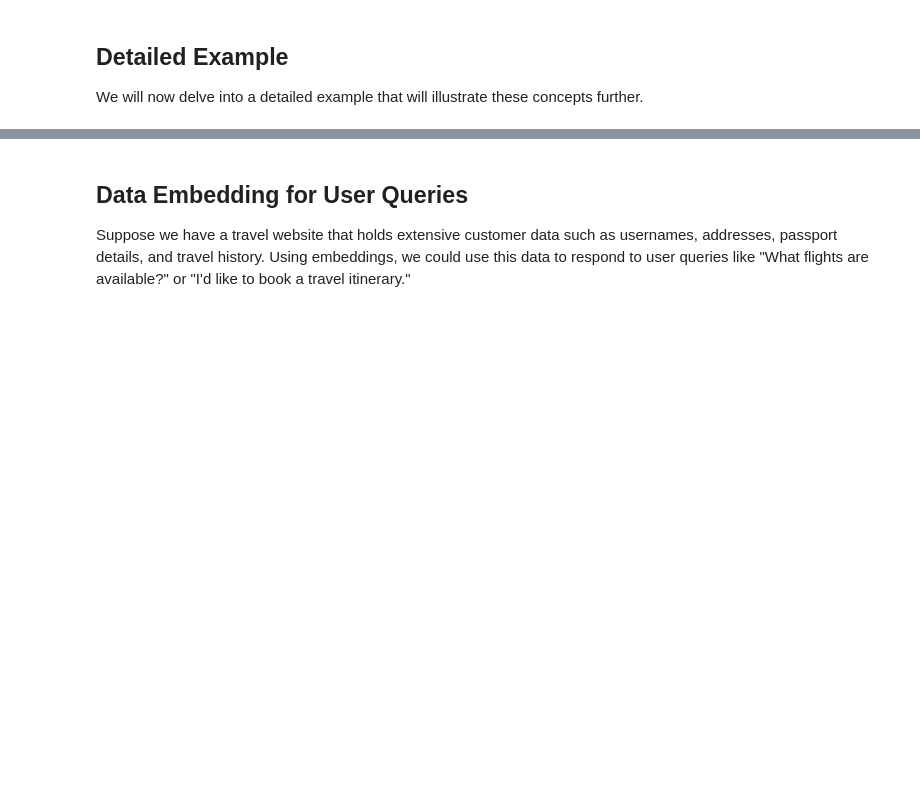
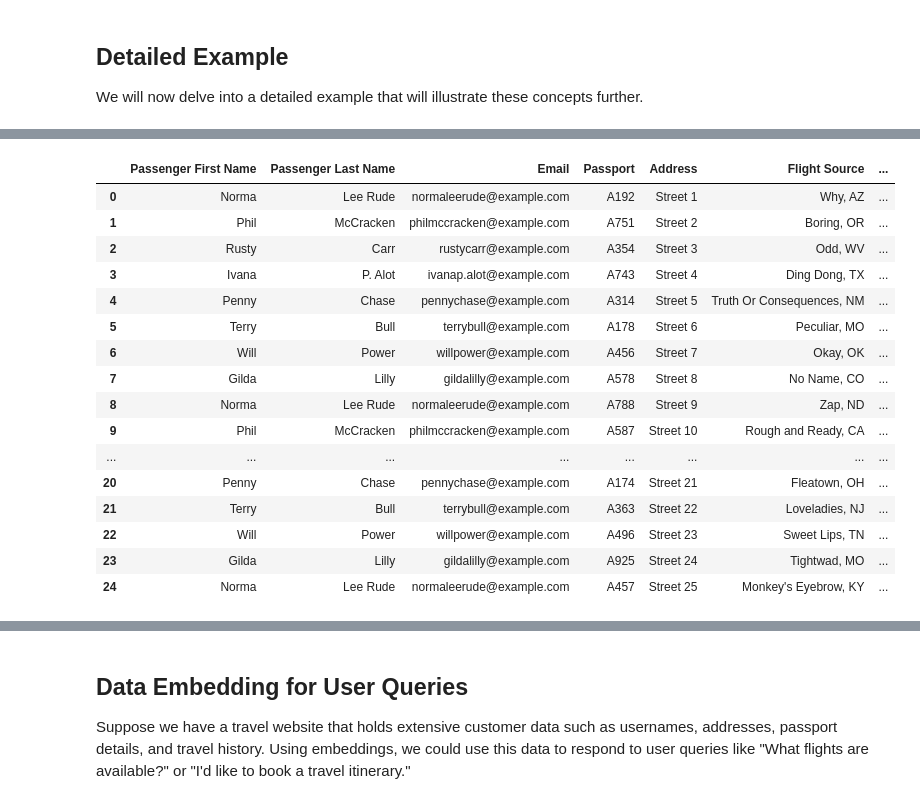
Before and after one commit to kerberosmansour/InfoSecOpenAIExamples, a Jupyter notebook: Presentation/InfoSecTalkGenAI.ipynb, the cells around one changed output, grey strips where cells are left out. Drawn from its saved outputs; the diff is of its cells as text; code cells hidden in the pictures; blank space fills up the shorter version.

```diff
--- a/Presentation/InfoSecTalkGenAI.ipynb
+++ b/Presentation/InfoSecTalkGenAI.ipynb
@@ -71,0 +405,39 @@ ModuleNotFoundError: No module named 'gensim'
+# %%
+from tqdm import tqdm
+tqdm.pandas(desc="Generating embeddings")
+
+# Function to generate embeddings using OpenAI
+def generate_embeddings(input_data, model="text-embedding-ada-002", max_tokens=8191):
+    # Convert the record or string to text
+    if isinstance(input_data, str):
+        text = input_data
+    else:  # it's assumed to be a pandas Series/DataFrame
+        text = " ".join(str(value) for value in input_data.values)
+
+    # Truncate the text to max_tokens
+    truncated_text = text[:max_tokens]
+
+    # Generate the embedding and return it
+    return openai.Embedding.create(input=[truncated_text], model=model)['data'][0]['embedding']
+
+# Generate embeddings for the records and add them to a new 'ada_v2_embedding' column
+records_df['ada_v2_embedding'] = records_df.progress_apply(generate_embeddings, axis=1, model='text-embedding-ada-002')
+records_df
+# %% [output]
+|  | Passenger First Name | Passenger Last Name | Email | Passport | Address | Flight Source | ... |
+| 0 | Norma | Lee Rude | normaleerude@example.com | A192 | Street 1 | Why, AZ | ... |
+| 1 | Phil | McCracken | philmccracken@example.com | A751 | Street 2 | Boring, OR | ... |
+| 2 | Rusty | Carr | rustycarr@example.com | A354 | Street 3 | Odd, WV | ... |
+| 3 | Ivana | P. Alot | ivanap.alot@example.com | A743 | Street 4 | Ding Dong, TX | ... |
+| 4 | Penny | Chase | pennychase@example.com | A314 | Street 5 | Truth Or Consequences, NM | ... |
+| 5 | Terry | Bull | terrybull@example.com | A178 | Street 6 | Peculiar, MO | ... |
+| 6 | Will | Power | willpower@example.com | A456 | Street 7 | Okay, OK | ... |
+| 7 | Gilda | Lilly | gildalilly@example.com | A578 | Street 8 | No Name, CO | ... |
+| 8 | Norma | Lee Rude | normaleerude@example.com | A788 | Street 9 | Zap, ND | ... |
+| 9 | Phil | McCracken | philmccracken@example.com | A587 | Street 10 | Rough and Ready, CA | ... |
+| ... | ... | ... | ... | ... | ... | ... | ... |
+| 20 | Penny | Chase | pennychase@example.com | A174 | Street 21 | Fleatown, OH | ... |
+| 21 | Terry | Bull | terrybull@example.com | A363 | Street 22 | Loveladies, NJ | ... |
+| 22 | Will | Power | willpower@example.com | A496 | Street 23 | Sweet Lips, TN | ... |
+| 23 | Gilda | Lilly | gildalilly@example.com | A925 | Street 24 | Tightwad, MO | ... |
+| 24 | Norma | Lee Rude | normaleerude@example.com | A457 | Street 25 | Monkey's Eyebrow, KY | ... |
```
Also changed, not shown: parts of 24 cells of this notebook, 5 other files.
